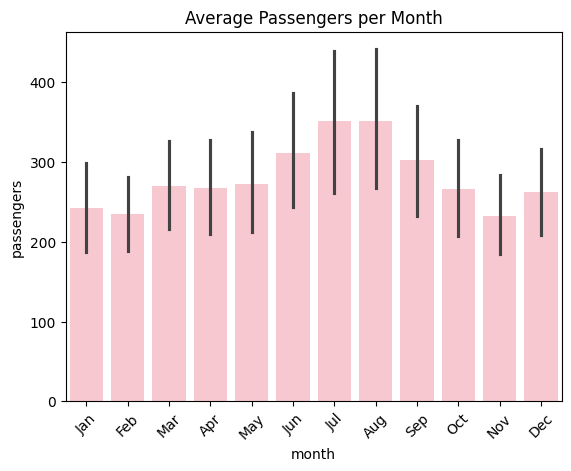
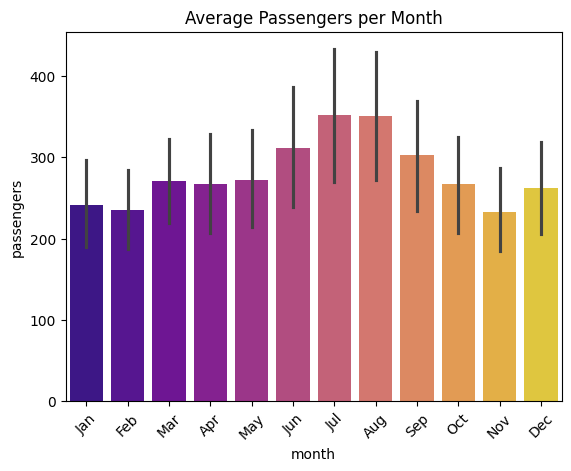
The change to this notebook cell's code, shown as a diff; its figure went from the first image to the second:
--- before
+++ after
@@ -1,4 +1,5 @@
 #Bar plot(average passengers per month)
-sns.barplot(data = ft,x='month',y='passengers',color='pink')
+from matplotlib import colors
+sns.barplot(data = ft,x='month',y='passengers',palette = 'plasma')
 plt.xticks(rotation=45)
 plt.title('Average Passengers per Month')

Commit: updating the file